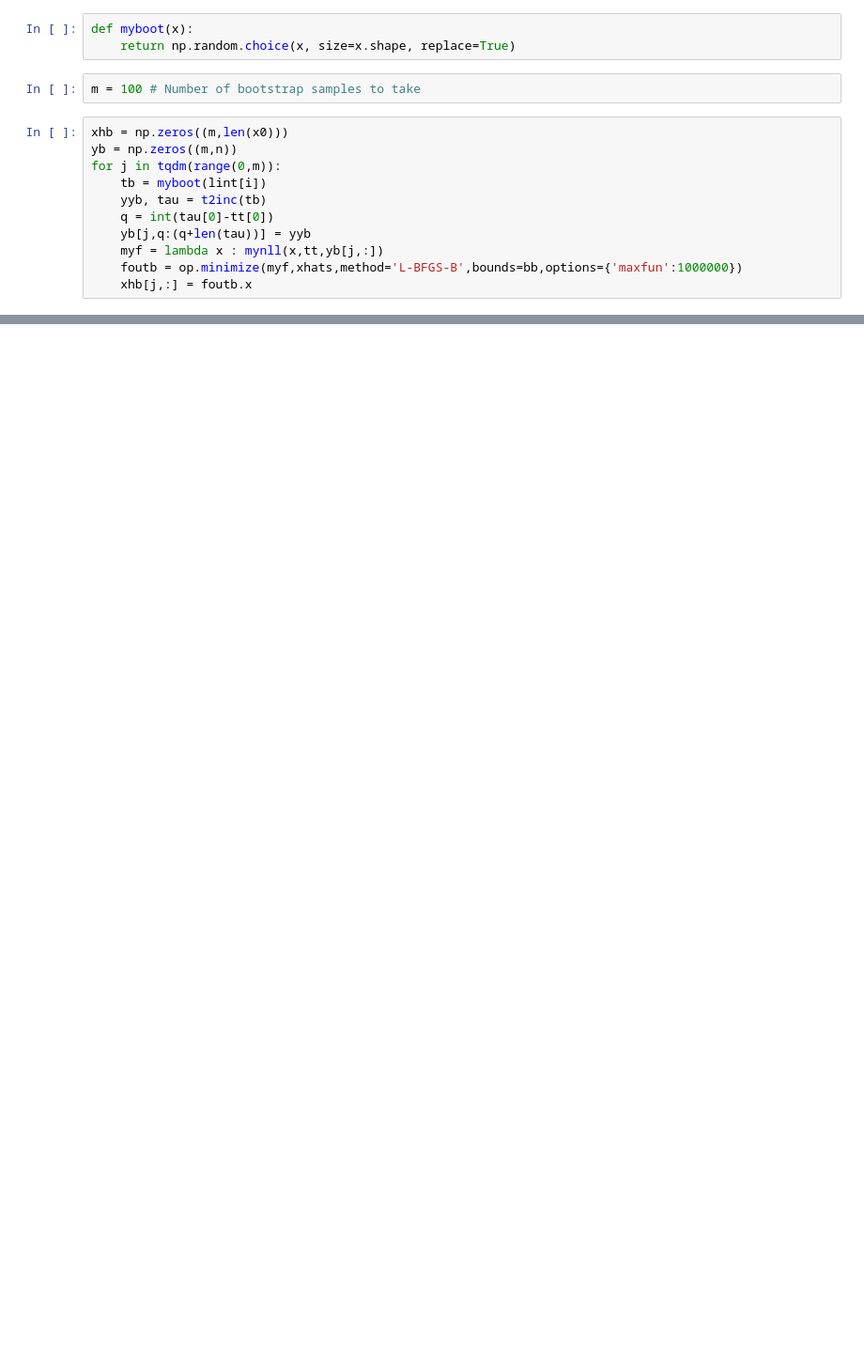
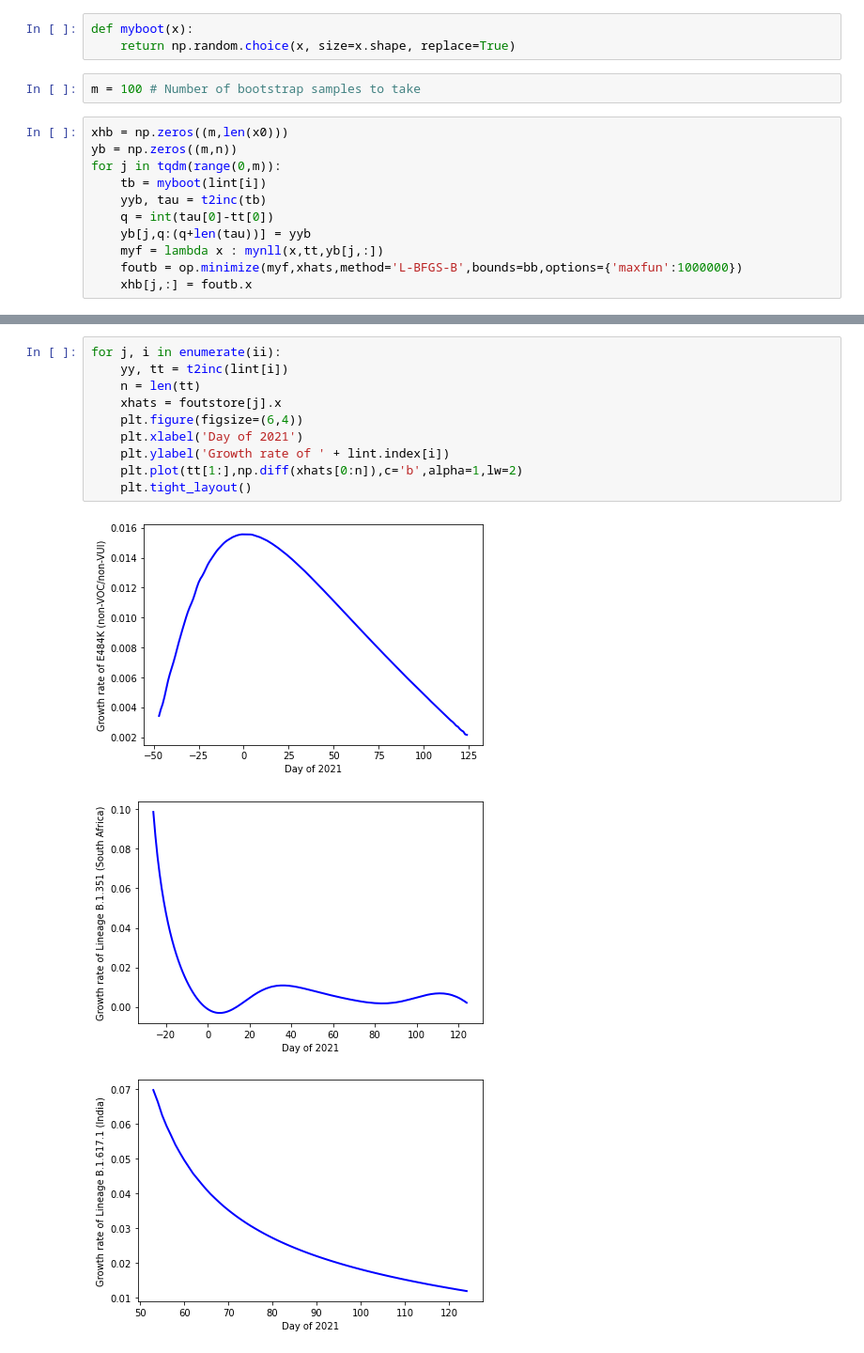
Before and after one commit to JCurran-Sebastian/BPs_for_VoC, a Jupyter notebook: vam_inc.ipynb, the cells around one changed output, grey strips where cells are left out. Shown at 94% size. Drawn from its saved outputs; the diff is of its cells as text; blank space fills up the shorter version.

```diff
--- a/vam_inc.ipynb
+++ b/vam_inc.ipynb
@@ -292,0 +317,14 @@ for i in tqdm(ii):
+# %%
+for j, i in enumerate(ii):
+    yy, tt = t2inc(lint[i])
+    n = len(tt)
+    xhats = foutstore[j].x
+    plt.figure(figsize=(6,4))
+    plt.xlabel('Day of 2021')
+    plt.ylabel('Growth rate of ' + lint.index[i])
+    plt.plot(tt[1:],np.diff(xhats[0:n]),c='b',alpha=1,lw=2)
+    plt.tight_layout()
+# %% [output]
+[figure, added]
+[figure, added]
+[figure, added]
```
Also changed, not shown: parts of 13 cells of this notebook.
